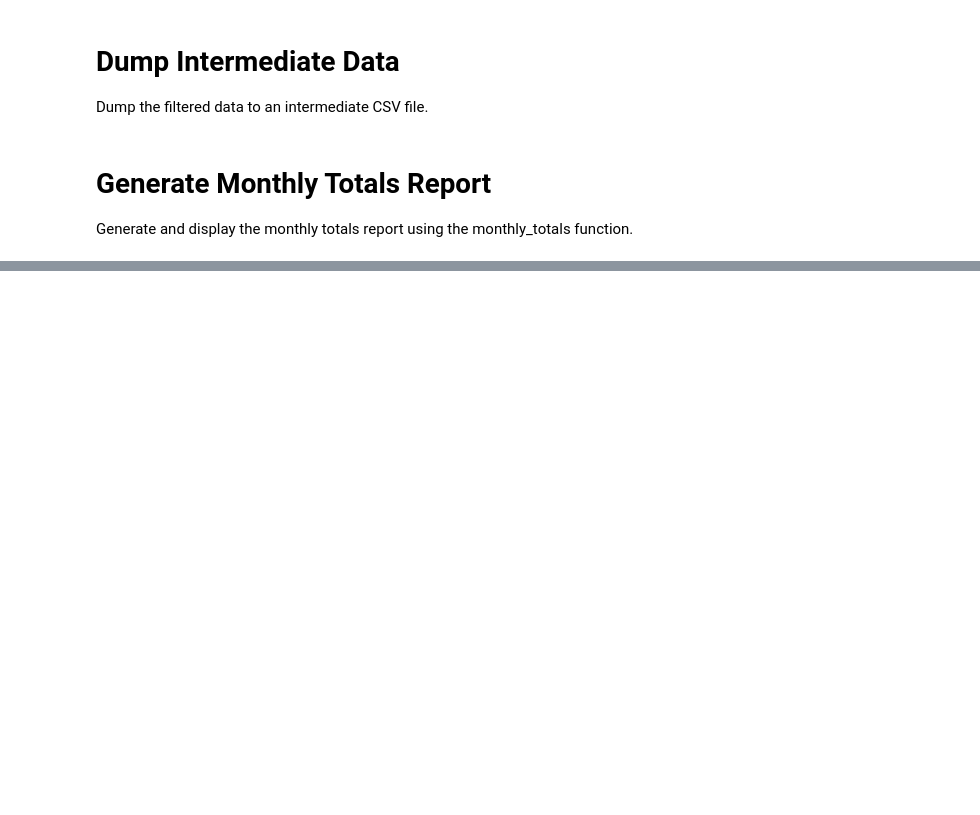
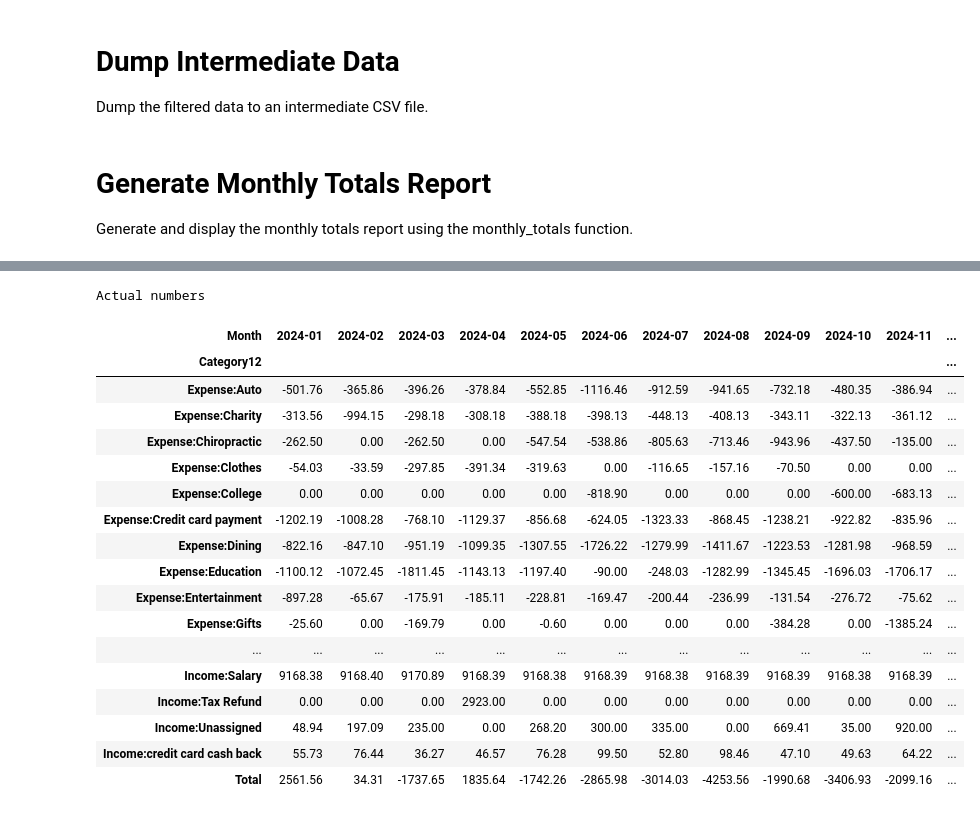
Before and after one commit to alanjwade/transan, a Jupyter notebook: transan.ipynb, the cells around one changed output, grey strips where cells are left out. Cells and saved outputs as stored; diff of their text form; code cells hidden in the pictures; blank space fills up the shorter version.

```diff
--- a/transan.ipynb
+++ b/transan.ipynb
@@ -122,0 +150,27 @@ df
+# %%
+df = data
+pivot_df = df.pivot_table(index='Category12', columns='Month', values='Amount', aggfunc='sum').fillna(0)
+pivot_df = pivot_df.loc[:, pivot_df.columns >= '2024']
+print('Actual numbers')
+pivot_df.loc['Total'] = pivot_df.sum(numeric_only=True)
+pivot_df
+# %% [output]
+Actual numbers
+| Month | 2024-01 | 2024-02 | 2024-03 | 2024-04 | 2024-05 | 2024-06 | 2024-07 | 2024-08 | 2024-09 | 2024-10 | 2024-11 | ... |
+| Category12 |  |  |  |  |  |  |  |  |  |  |  | ... |
+| Expense:Auto | -501.76 | -365.86 | -396.26 | -378.84 | -552.85 | -1116.46 | -912.59 | -941.65 | -732.18 | -480.35 | -386.94 | ... |
+| Expense:Charity | -313.56 | -994.15 | -298.18 | -308.18 | -388.18 | -398.13 | -448.13 | -408.13 | -343.11 | -322.13 | -361.12 | ... |
+| Expense:Chiropractic | -262.50 | 0.00 | -262.50 | 0.00 | -547.54 | -538.86 | -805.63 | -713.46 | -943.96 | -437.50 | -135.00 | ... |
+| Expense:Clothes | -54.03 | -33.59 | -297.85 | -391.34 | -319.63 | 0.00 | -116.65 | -157.16 | -70.50 | 0.00 | 0.00 | ... |
+| Expense:College | 0.00 | 0.00 | 0.00 | 0.00 | 0.00 | -818.90 | 0.00 | 0.00 | 0.00 | -600.00 | -683.13 | ... |
+| Expense:Credit card payment | -1202.19 | -1008.28 | -768.10 | -1129.37 | -856.68 | -624.05 | -1323.33 | -868.45 | -1238.21 | -922.82 | -835.96 | ... |
+| Expense:Dining | -822.16 | -847.10 | -951.19 | -1099.35 | -1307.55 | -1726.22 | -1279.99 | -1411.67 | -1223.53 | -1281.98 | -968.59 | ... |
+| Expense:Education | -1100.12 | -1072.45 | -1811.45 | -1143.13 | -1197.40 | -90.00 | -248.03 | -1282.99 | -1345.45 | -1696.03 | -1706.17 | ... |
+| Expense:Entertainment | -897.28 | -65.67 | -175.91 | -185.11 | -228.81 | -169.47 | -200.44 | -236.99 | -131.54 | -276.72 | -75.62 | ... |
+| Expense:Gifts | -25.60 | 0.00 | -169.79 | 0.00 | -0.60 | 0.00 | 0.00 | 0.00 | -384.28 | 0.00 | -1385.24 | ... |
+| ... | ... | ... | ... | ... | ... | ... | ... | ... | ... | ... | ... | ... |
+| Income:Salary | 9168.38 | 9168.40 | 9170.89 | 9168.39 | 9168.38 | 9168.39 | 9168.38 | 9168.39 | 9168.39 | 9168.38 | 9168.39 | ... |
+| Income:Tax Refund | 0.00 | 0.00 | 0.00 | 2923.00 | 0.00 | 0.00 | 0.00 | 0.00 | 0.00 | 0.00 | 0.00 | ... |
+| Income:Unassigned | 48.94 | 197.09 | 235.00 | 0.00 | 268.20 | 300.00 | 335.00 | 0.00 | 669.41 | 35.00 | 920.00 | ... |
+| Income:credit card cash back | 55.73 | 76.44 | 36.27 | 46.57 | 76.28 | 99.50 | 52.80 | 98.46 | 47.10 | 49.63 | 64.22 | ... |
+| Total | 2561.56 | 34.31 | -1737.65 | 1835.64 | -1742.26 | -2865.98 | -3014.03 | -4253.56 | -1990.68 | -3406.93 | -2099.16 | ... |
```
Also changed, not shown: parts of 8 cells of this notebook, 1 other file.
